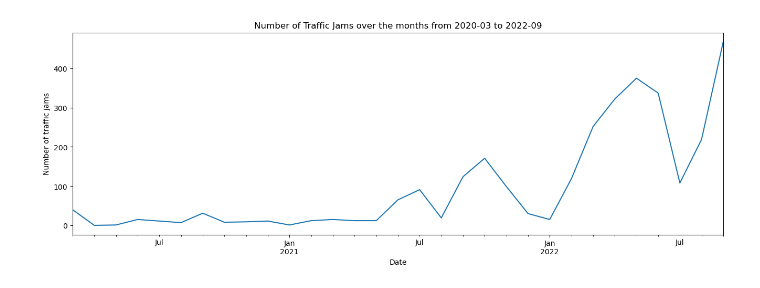
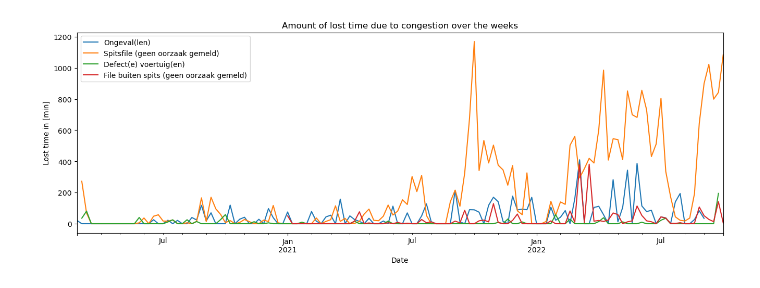
Before and after one commit to benjaminvburik/TIL6022---Project, a Jupyter notebook: congestion_analysis.ipynb, the cells around one changed output. Drawn from its saved outputs; the diff is of its cells as text; code cells hidden in the pictures.

Commit message:
Feron: visualisatie duur files per week en oorzaak in congestion analysis

```diff
--- a/congestion_analysis.ipynb
+++ b/congestion_analysis.ipynb
@@ -21,3 +19,4 @@ df = pd.read_csv('data\data_congestion.csv')
 #to find the traffic jams around Delft
 #KopWegvakVan en KopWegvakNaar is filtered for Delft so that we find all traffic jams around Delft.
 df1 = df[(df["KopWegvakVan"].str.contains("Delft") == True) | (df["KopWegvakNaar"].str.contains("Delft") == True)]
+df1['FileDuur'] = df1['FileDuur'].str.replace(",", '.').astype(float) #convert string to float for calculation
@@ -25,17 +30,17 @@ df1 = df[(df["KopWegvakVan"].str.contains("Delft") == True) | (df["KopWegvakNaar
 #filter out all traffic jams that were caused by accidents
 # or other unavoidable events
 
-df1 = df1[df1['Oorzaak_1'] == 'Spitsfile (geen oorzaak gemeld)']
+df2 = df1[df1['Oorzaak_1'] == 'Spitsfile (geen oorzaak gemeld)']
 # %%
 pd.set_option('display.max_columns', None)
 #df1.head(5)
 # %%
-df1.set_index("DatumFileBegin_TijdFileBegin", inplace=True)
-df1.index = pd.to_datetime(df1.index)   #convert the index column to date_time
+df2.set_index("DatumFileBegin_TijdFileBegin", inplace=True)
+df2.index = pd.to_datetime(df2.index)   #convert the index column to date_time
 # %%
-df2 = df1.resample('M').size()               #counts the number of traffic jams per month to make a bar plot
-date_convert = df2.index.strftime("%Y-%m")   #converts the datetime into a string with year and month
-xlabels = []
-for i in date_convert:
-    xlabels.append(i)
+#df2 = df1.resample('M').size()               #counts the number of traffic jams per month to make a bar plot
+#date_convert = df2.index.strftime("%Y-%m")   #converts the datetime into a string with year and month
+#xlabels = []
+#for i in date_convert:
+#    xlabels.append(i)
 # %%
@@ -53,9 +60,7 @@ ax.set_title('Number of Traffic Jams over the months from 2020-03 to 2022-09');
 # %%
-fig, ax = plt.subplots(figsize=(16,5))
-ax = df2.plot()
+#fig, ax = plt.subplots(figsize=(16,5))
+#ax = df4.plot(x='dates_converted', y='count', ax=ax)
 
-ax.set_xlabel('Date')
-ax.set_ylabel('Number of traffic jams')
-ax.set_title('Number of Traffic Jams over the months from 2020-03 to 2022-09');
+#ax.set_xlabel('Date')
+#ax.set_ylabel('Number of traffic jams')
+#ax.set_title('Number of Traffic Jams over the weeks from 2020-03 to 2022-09');
-# %% [output]
-[figure, removed]
@@ -61,0 +77,36 @@ ax.set_title('Number of Traffic Jams over the months from 2020-03 to 2022-09');
+# %%
+#First we want to know the causes of the traffic jams with their corresponding occurance
+from collections import Counter
+input =  df1.Oorzaak_1
+c = Counter(input)
+oorzaken = []
+oor_count = []
+
+#now we want to create two list with the occurance and the cause
+#We chose to only look at causes that occur more or equal to 25 times, so that only significant causes are shown
+for k in c.items():
+    if k[1] >= 25:
+        oorzaken.append(k[0])
+        oor_count.append(k[1])
+
+#create names for the dataframes that look like: df_'first3lettersofcause'
+names = []
+for i in oorzaken:
+    names.append('df_' + i[0:3].lower())
+
+#create figure and axes for the plots
+#create dataframes containing a cause each so that they can be plotted
+fig, ax = plt.subplots(figsize=(16,5))
+for j in range(len(names)):
+    names[j] = df1[df1['Oorzaak_1'] == oorzaken[j]]
+    names[j].set_index("DatumFileBegin_TijdFileBegin", inplace=True)
+    names[j].index = pd.to_datetime(names[j].index)
+    names[j] = names[j].resample('W').sum()
+    ax = names[j].plot(y='FileDuur', label=oorzaken[j], ax=ax)
+
+#set labels en title for the figure
+ax.set_xlabel('Date')
+ax.set_ylabel('Lost time in [min]')
+ax.set_title('Amount of lost time due to congestion over the weeks');
+# %% [output]
+[figure, added]
```
Also changed, not shown: parts of 9 cells of this notebook.
